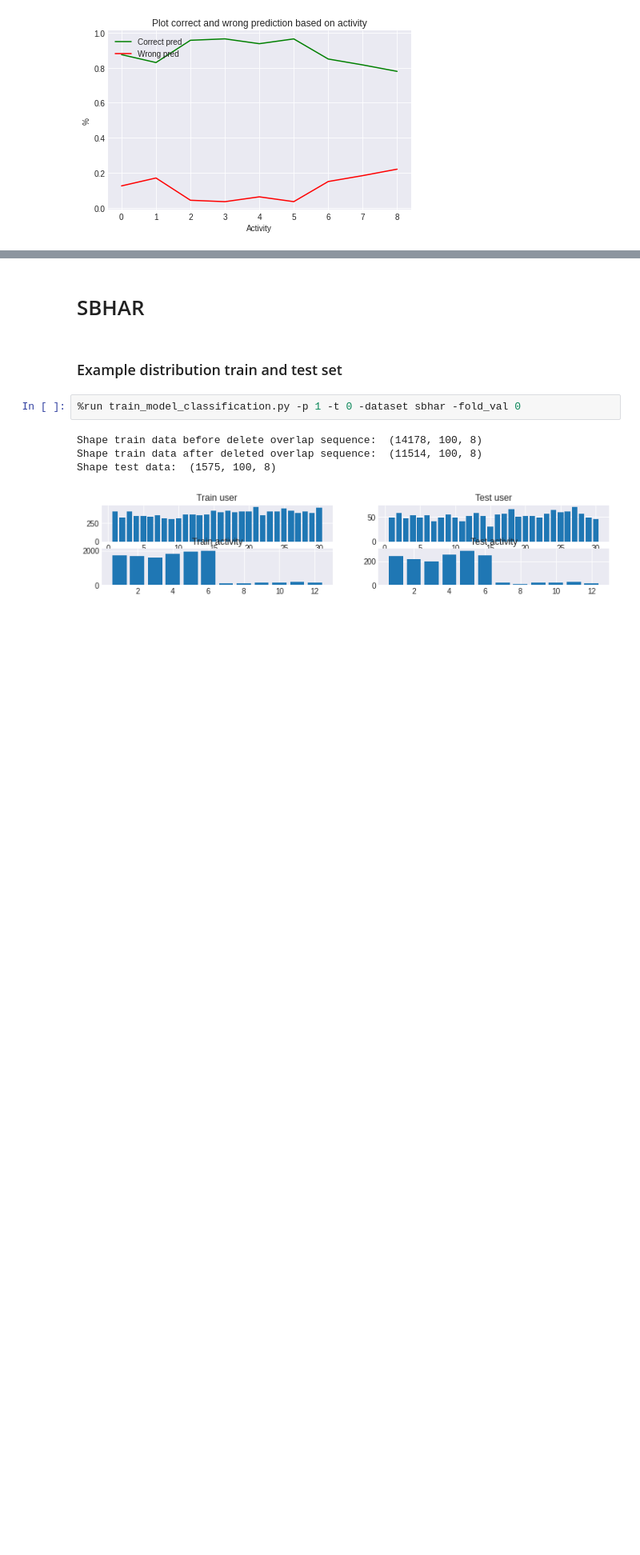
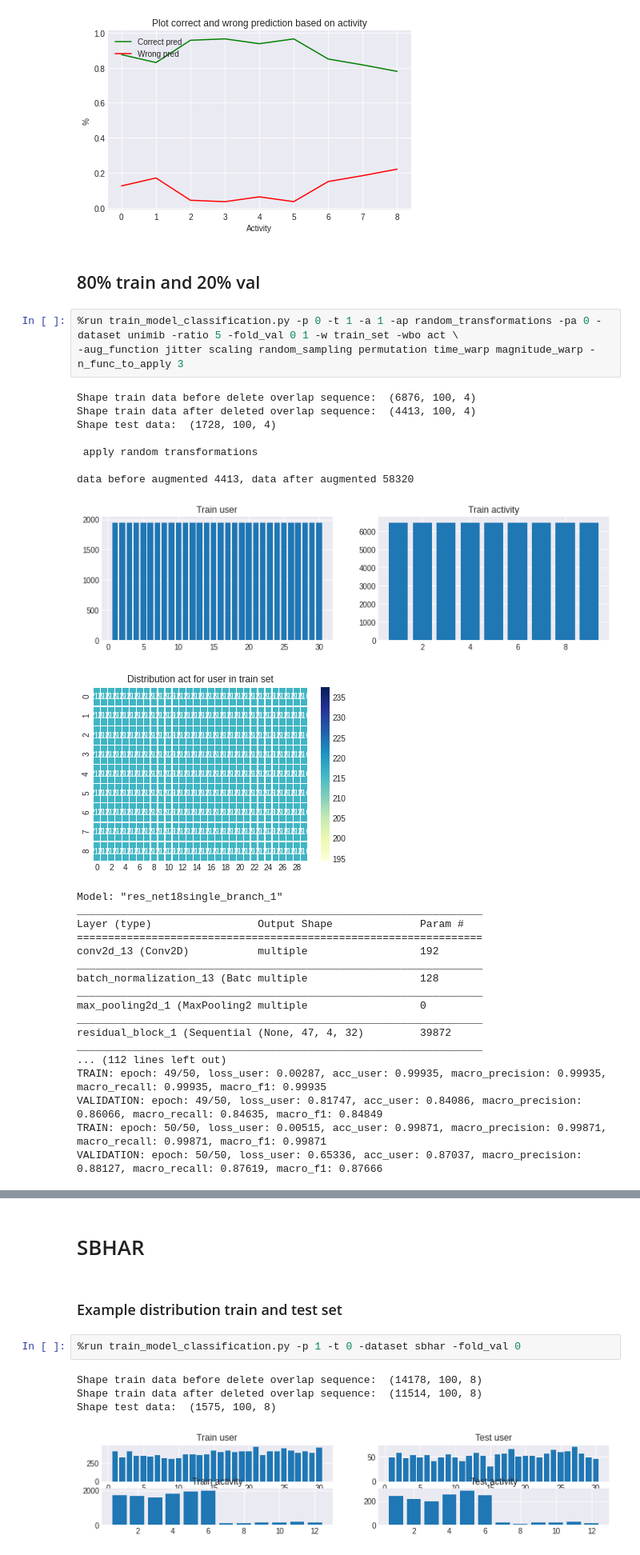
Before and after one commit to Sbarbagnem/User_Identify_Inertial_Sensor, a Jupyter notebook: train_model_classification.ipynb, the cells around one changed output, grey strips where cells are left out. Shown at 80% size. Cells and saved outputs as stored; diff of their text form; blank space fills up the shorter version.

```diff
--- a/train_model_classification.ipynb
+++ b/train_model_classification.ipynb
@@ -518,3 +527,35 @@ TRAIN: epoch: 50/50, loss_user: 0.00643, acc_user: 0.99885, macro_precision: 0.9
 VALIDATION: epoch: 50/50, loss_user: 0.50993, acc_user: 0.90011, macro_precision: 0.91112, macro_recall: 0.90466, macro_f1: 0.90603
 [figure]
 [figure]
+# %% [markdown]
+## 80% train and 20% val
+# %%
+%run train_model_classification.py -p 0 -t 1 -a 1 -ap random_transformations -pa 0 -dataset unimib -ratio 5 -fold_val 0 1 -w train_set -wbo act \
+-aug_function jitter scaling random_sampling permutation time_warp magnitude_warp -n_func_to_apply 3
+# %% [output]
+Shape train data before delete overlap sequence:  (6876, 100, 4)
+Shape train data after deleted overlap sequence:  (4413, 100, 4)
+Shape test data:  (1728, 100, 4)
+
+ apply random transformations
+
+data before augmented 4413, data after augmented 58320
+[figure, added]
+[figure, added]
+Model: "res_net18single_branch_1"
+_________________________________________________________________
+Layer (type)                 Output Shape              Param #
+=================================================================
+conv2d_13 (Conv2D)           multiple                  192
+_________________________________________________________________
+batch_normalization_13 (Batc multiple                  128
+_________________________________________________________________
+max_pooling2d_1 (MaxPooling2 multiple                  0
+_________________________________________________________________
+residual_block_1 (Sequential (None, 47, 4, 32)         39872
+_________________________________________________________________
+... (112 lines left out)
+TRAIN: epoch: 49/50, loss_user: 0.00287, acc_user: 0.99935, macro_precision: 0.99935, macro_recall: 0.99935, macro_f1: 0.99935
+VALIDATION: epoch: 49/50, loss_user: 0.81747, acc_user: 0.84086, macro_precision: 0.86066, macro_recall: 0.84635, macro_f1: 0.84849
+TRAIN: epoch: 50/50, loss_user: 0.00515, acc_user: 0.99871, macro_precision: 0.99871, macro_recall: 0.99871, macro_f1: 0.99871
+VALIDATION: epoch: 50/50, loss_user: 0.65336, acc_user: 0.87037, macro_precision: 0.88127, macro_recall: 0.87619, macro_f1: 0.87666
```
Also changed, not shown: parts of 6 cells of this notebook.
